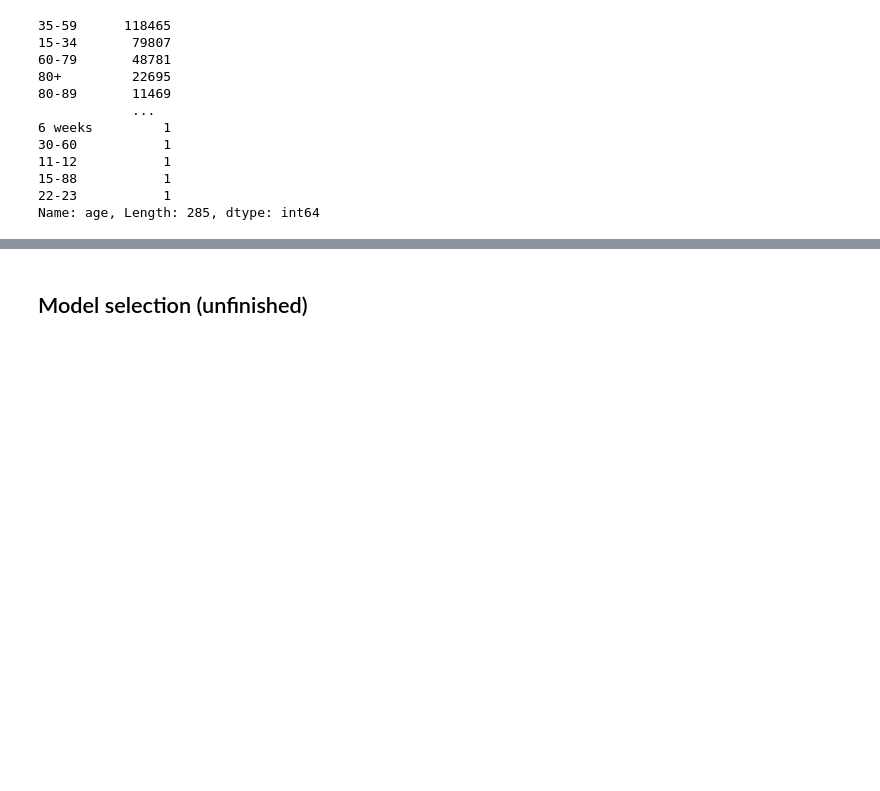
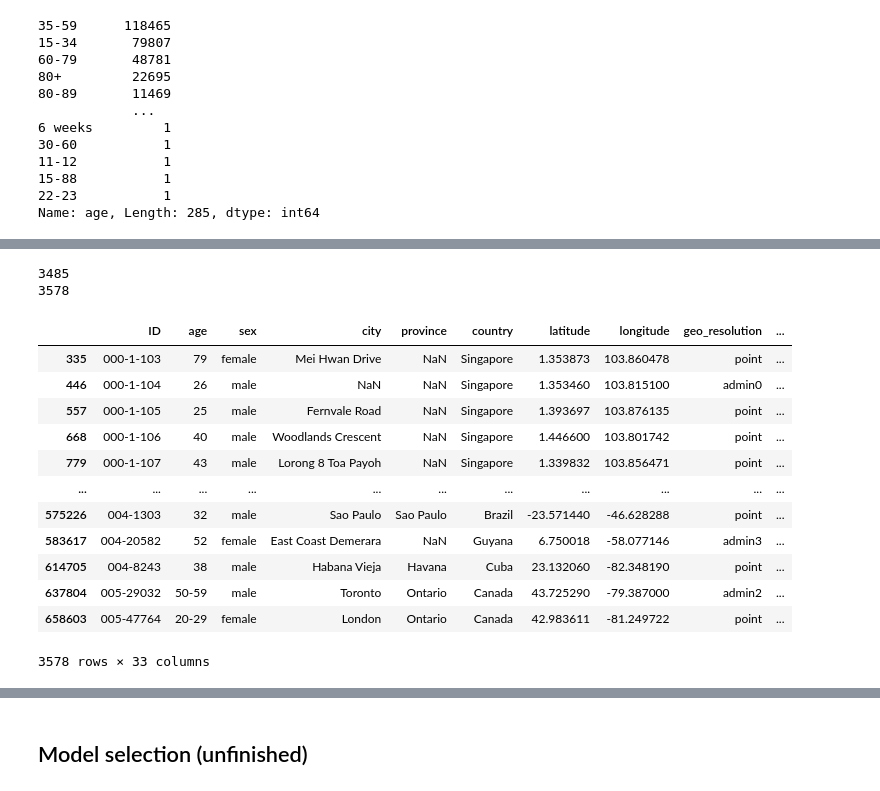
Before and after one commit to mattchap2/machine-learning, a Jupyter notebook: source-code.ipynb, the cells around one changed output, grey strips where cells are left out. Drawn from its saved outputs; the diff is of its cells as text; code cells hidden in the pictures; blank space fills up the shorter version.

```diff
--- a/source-code.ipynb
+++ b/source-code.ipynb
@@ -522,0 +622,23 @@ Name: age, Length: 285, dtype: int64
+# %%
+print(len(df_outcome[df_outcome['date_onset_symptoms'].notnull()]))
+print(len(df_outcome[df_outcome['date_onset_symptoms'].notnull() | df_outcome['symptoms'].notnull()]))
+# %% [output]
+3485
+3578
+# %%
+df_outcome_with_symptoms = df_outcome[df_outcome['date_onset_symptoms'].notnull() | df_outcome['symptoms'].notnull()]
+df_outcome_with_symptoms
+# %% [output]
+|  | ID | age | sex | city | province | country | latitude | longitude | geo_resolution | ... |
+| 335 | 000-1-103 | 79 | female | Mei Hwan Drive | NaN | Singapore | 1.353873 | 103.860478 | point | ... |
+| 446 | 000-1-104 | 26 | male | NaN | NaN | Singapore | 1.353460 | 103.815100 | admin0 | ... |
+| 557 | 000-1-105 | 25 | male | Fernvale Road | NaN | Singapore | 1.393697 | 103.876135 | point | ... |
+| 668 | 000-1-106 | 40 | male | Woodlands Crescent | NaN | Singapore | 1.446600 | 103.801742 | point | ... |
+| 779 | 000-1-107 | 43 | male | Lorong 8 Toa Payoh | NaN | Singapore | 1.339832 | 103.856471 | point | ... |
+| ... | ... | ... | ... | ... | ... | ... | ... | ... | ... | ... |
+| 575226 | 004-1303 | 32 | male | Sao Paulo | Sao Paulo | Brazil | -23.571440 | -46.628288 | point | ... |
+| 583617 | 004-20582 | 52 | female | East Coast Demerara | NaN | Guyana | 6.750018 | -58.077146 | admin3 | ... |
+| 614705 | 004-8243 | 38 | male | Habana Vieja | Havana | Cuba | 23.132060 | -82.348190 | point | ... |
+| 637804 | 005-29032 | 50-59 | male | Toronto | Ontario | Canada | 43.725290 | -79.387000 | admin2 | ... |
+| 658603 | 005-47764 | 20-29 | female | London | Ontario | Canada | 42.983611 | -81.249722 | point | ... |
+3578 rows × 33 columns
```
Also changed, not shown: parts of 11 cells of this notebook.
